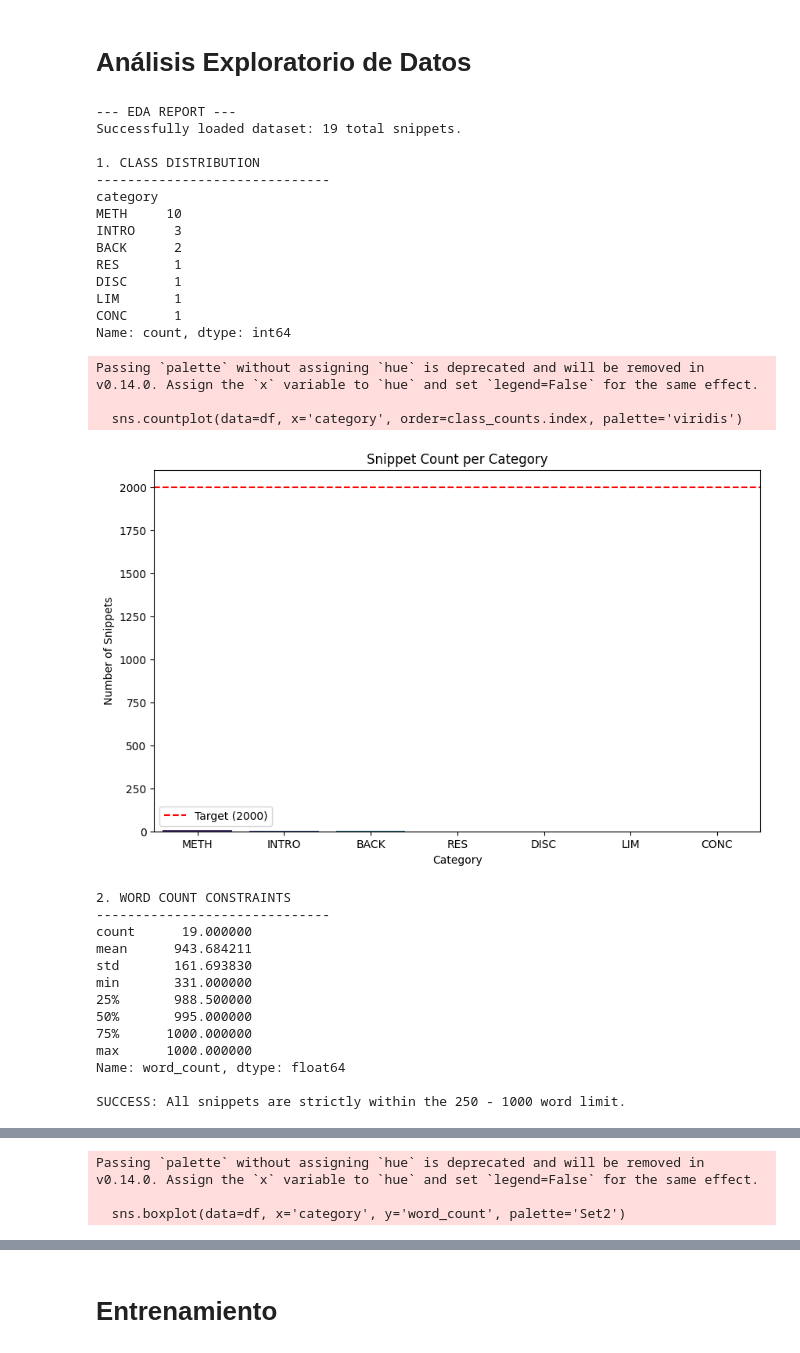
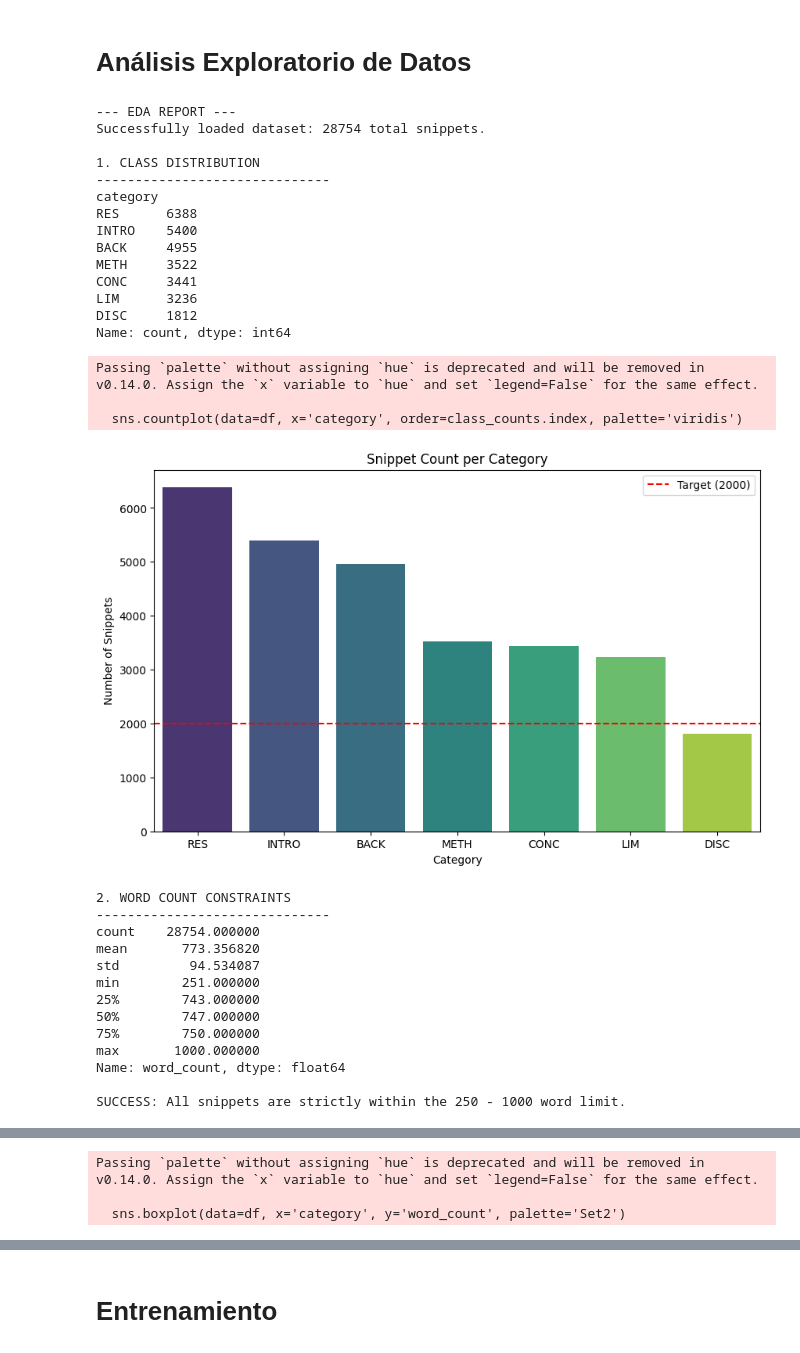
Before and after one commit to camm93/proyecto_grado_maia, a Jupyter notebook: notebooks/base_entrega1.ipynb, the cells around one changed output, grey strips where cells are left out. Cells and saved outputs as stored; diff of their text form; code cells hidden in the pictures.

```diff
--- a/notebooks/base_entrega1.ipynb
+++ b/notebooks/base_entrega1.ipynb
@@ -41,7 +42,10 @@ Successfully connected to the Google Drive API!
 # unified_csv = '/content/data/etiquetas_manuales/etiquetas_manuales_unificadas.csv'
 unified_csv = './etiquetas_manuales_unificadas.csv'
 full_contr_csv = './validacion_CONTR_edwin(2374).csv'
-previous_csv = './auto_labeled_output.csv'
+previous_labeled_csvs = ['./auto_labeled_output.csv', './auto_labeled_output_batch2.csv', 'auto_labeled_output_batch3.csv']
+NEW_BATCH_NAME = 'auto_labeled_output_batch4.csv'
+# PREVIOUS_AUTOLABELED_CSV = 'previous_auto_labeled_output.csv'
+FINAL_AUTOLABELED_CSV = 'final_auto_labeled_output.csv'
 # text_folder_path = '/content/drive/MyDrive/core'
 # text_folder_path = '/content/drive/MyDrive/MasterAI/DespliegueSoluciones/datos/copied_originals/INTRO'
 # text_folder_path = 'https://drive.google.com/drive/folders/1v90N8M6Ld3a76hlNXyQw7jhpX_fqY3Yc?usp=drive_link'
@@ -123,3 +127,17 @@ ANÁLISIS PARA LA CATEGORÍA: CONC (Muestras: 200)
  - elaboración propia: 2 veces
 # %% [markdown]
 ## Construcción de Regex y AutoEtiquetado
+# %%
+# Concatenate Autolabeled Dfs
+
+previous_auto_labeled_df = pd.DataFrame()
+for file in previous_labeled_csvs:
+    df = pd.read_csv(file)
+    print(f"Reading file: {file}. df shape {df.shape}")
+    previous_auto_labeled_df = pd.concat([previous_auto_labeled_df, df])
+
+print(f"Before deduplication. Auto labeled df shape: {previous_auto_labeled_df.shape} ")
+previous_auto_labeled_df.drop_duplicates(inplace=True)
+print(f"After deduplication. Auto labeled df shape: {previous_auto_labeled_df.shape} ")
+
+previous_auto_labeled_df
@@ -751,6 +759,15 @@ def run_eda(input_csv):
         for kw, count in top_kws:
             print(f"  - '{kw}': {count} times")
 
+    # keywords overlap between RES and DISC
+    all_res_kws = set([k.strip() for kw_string in df[df['category'] == 'RES']['matched_keywords'].dropna()
+                        for k in kw_string.split(',')])
+    all_disc_kws = set([k.strip() for kw_string in df[df['category'] == 'DISC']['matched_keywords'].dropna()
+                       for k in kw_string.split(',')])
+
+    shared_kws = all_res_kws.intersection(all_disc_kws)
+    print(f"\n[!] Keywords shared by RES and DISC: {shared_kws}")
+
     # DATA INTEGRITY (Duplicates & Nulls)
     print("\n6. DATA INTEGRITY CHECKS")
     print("-" * 30)
@@ -767,53 +784,53 @@ def run_eda(input_csv):
 
     # Check for files that accidentally got assigned multiple categories
     # (Our script prevents this, but good to double check)
     files_with_multiple_cats = df.groupby('source_file')['category'].nunique()
     multi_cat_files = files_with_multiple_cats[files_with_multiple_cats > 1].count()
     print(f"Files contributing to more than one category: {multi_cat_files} (Should ideally be low/zero for strict separation)")
 
     # QUICK AUDIT
     print("\n7. QUICK AUDIT (Top 2 highest scoring snippets)")
     print("-" * 30)
     top_snippets = df.sort_values(by='regex_score', ascending=False).head(2)
     for index, row in top_snippets.iterrows():
         print(f"File: {row['source_file']} | Category: {row['category']}")
         print(f"Keywords Matched: {row['matched_keywords']}")
         print(f"Score: {row['regex_score']}\n")
 
 # ==========================================
 # EXECUTION
 # ==========================================
 # Run this on your output from the auto-labeler
-run_eda('auto_labeled_output.csv')
+run_eda(FINAL_AUTOLABELED_CSV)
 # %% [output]
 --- EDA REPORT ---
-Successfully loaded dataset: 19 total snippets.
+Successfully loaded dataset: 28754 total snippets.
 
 1. CLASS DISTRIBUTION
 ------------------------------
 category
-METH     10
-INTRO     3
-BACK      2
-RES       1
-DISC      1
-LIM       1
-CONC      1
+RES      6388
+INTRO    5400
+BACK     4955
+METH     3522
+CONC     3441
+LIM      3236
+DISC     1812
 Name: count, dtype: int64
 Passing `palette` without assigning `hue` is deprecated and will be removed in v0.14.0. Assign the `x` variable to `hue` and set `legend=False` for the same effect.
 
   sns.countplot(data=df, x='category', order=class_counts.index, palette='viridis')
-[figure, old version]
+[figure, new version]
 2. WORD COUNT CONSTRAINTS
 ------------------------------
-count      19.000000
-mean      943.684211
-std       161.693830
-min       331.000000
-25%       988.500000
-50%       995.000000
-75%      1000.000000
-max      1000.000000
+count    28754.000000
+mean       773.356820
+std         94.534087
+min        251.000000
+25%        743.000000
+50%        747.000000
+75%        750.000000
+max       1000.000000
 Name: word_count, dtype: float64
 
 SUCCESS: All snippets are strictly within the 250 - 1000 word limit.
```
Also changed, not shown: parts of 9 cells of this notebook, 2 other files.
